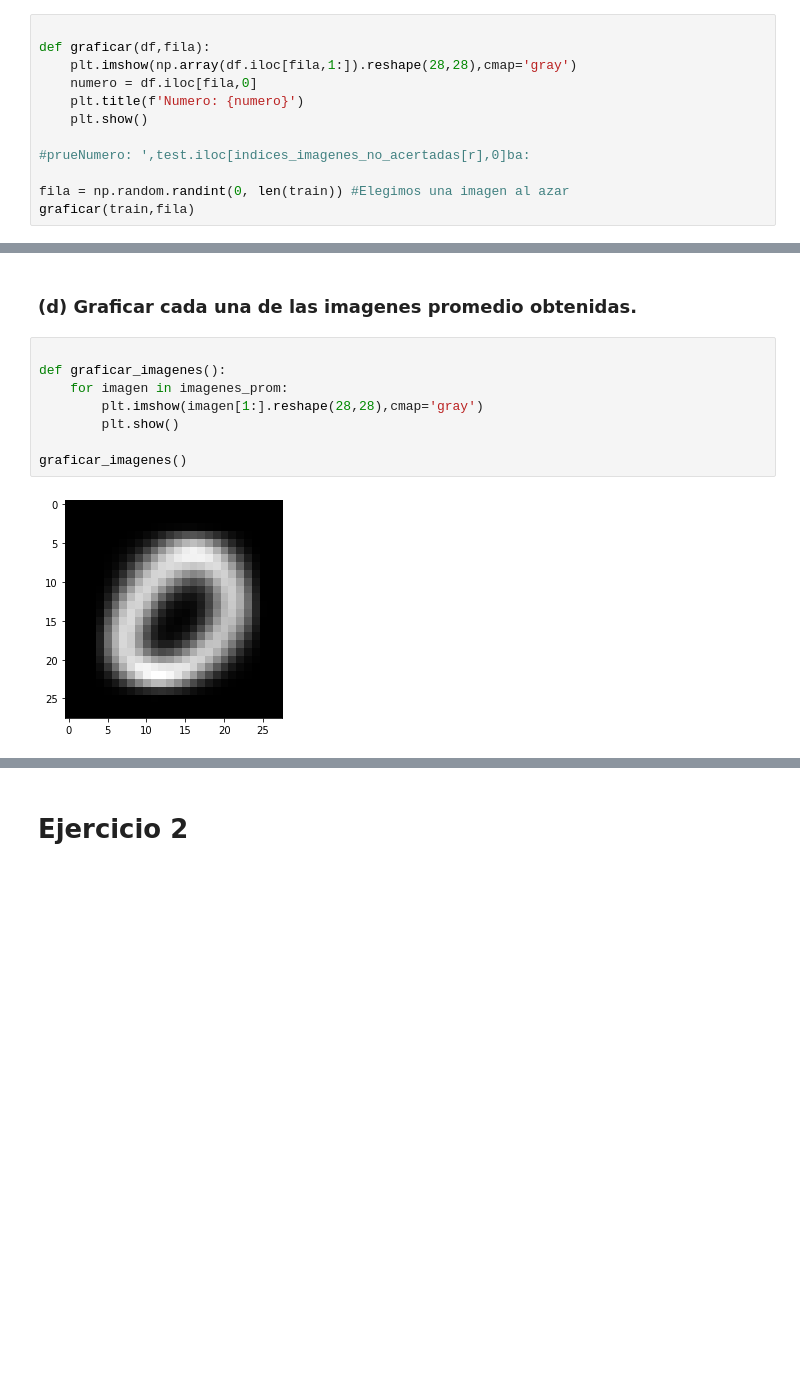
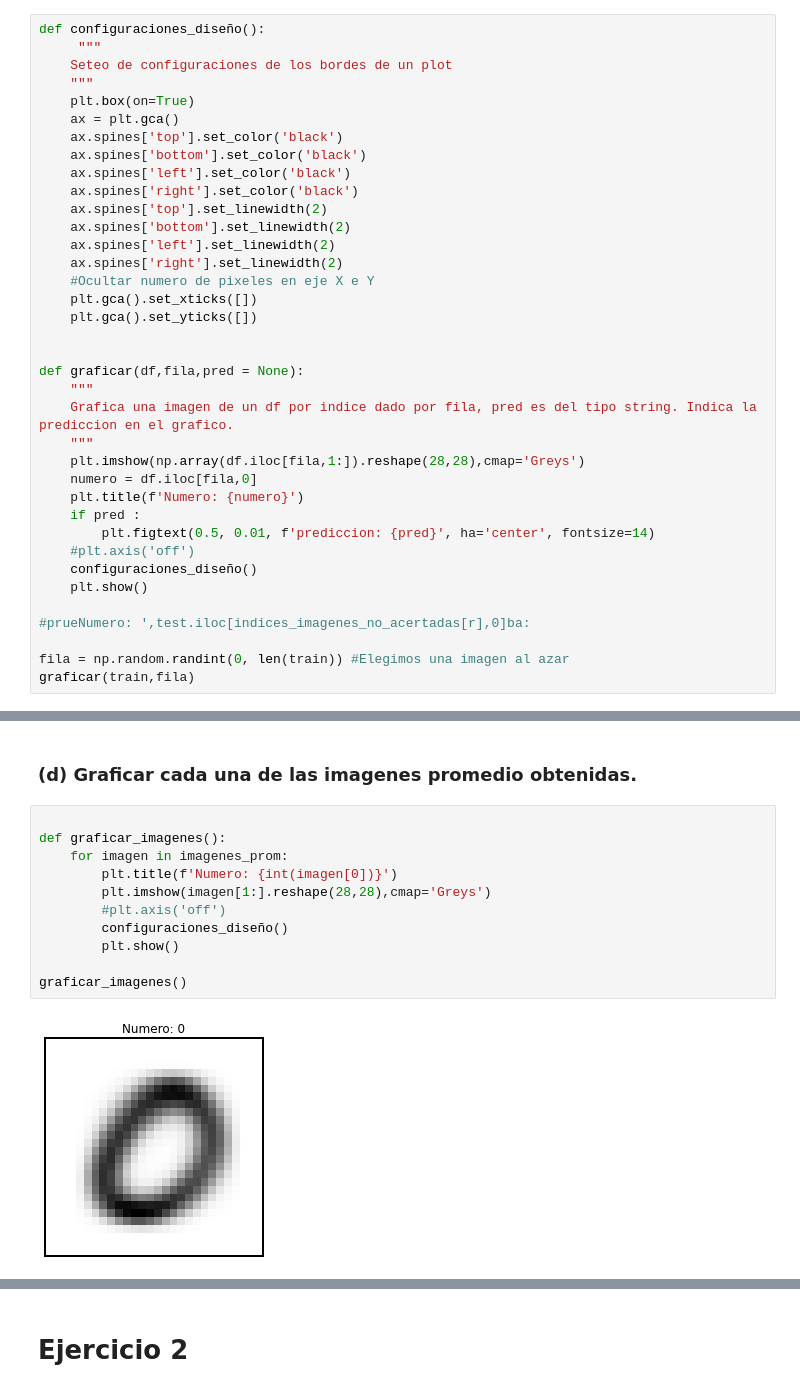
Before and after one commit to sanchez-17/TP2-AlgebraLinealComputacional-UBA-Exactas, a Jupyter notebook: Tp2.ipynb, the cells around one changed output, grey strips where cells are left out. Cells and saved outputs as stored; diff of their text form; blank space fills up the shorter version.

```diff
--- a/Tp2.ipynb
+++ b/Tp2.ipynb
@@ -29,11 +17,36 @@ train.head()
 
 ### (a) Realizar una funcion en python que dado los datos de las imagenes de entrenamiento y una fila, grafique la imagen guardada en esa fila y en el tıtulo del grafico se indique a que numero corresponde, es decir su clasificacion. Usar la funcion imshow() de pyplot.
 # %%
+def configuraciones_diseño():
+     """
+    Seteo de configuraciones de los bordes de un plot
+    """
+    plt.box(on=True)
+    ax = plt.gca()
+    ax.spines['top'].set_color('black')
+    ax.spines['bottom'].set_color('black')
+    ax.spines['left'].set_color('black')
+    ax.spines['right'].set_color('black')
+    ax.spines['top'].set_linewidth(2)
+    ax.spines['bottom'].set_linewidth(2)
+    ax.spines['left'].set_linewidth(2)
+    ax.spines['right'].set_linewidth(2)
+    #Ocultar numero de pixeles en eje X e Y
+    plt.gca().set_xticks([])
+    plt.gca().set_yticks([])
 
-def graficar(df,fila):
-    plt.imshow(np.array(df.iloc[fila,1:]).reshape(28,28),cmap='gray')
+
+def graficar(df,fila,pred = None):
+    """
+    Grafica una imagen de un df por indice dado por fila, pred es del tipo string. Indica la prediccion en el grafico.
+    """
+    plt.imshow(np.array(df.iloc[fila,1:]).reshape(28,28),cmap='Greys')
     numero = df.iloc[fila,0]
     plt.title(f'Numero: {numero}')
+    if pred :
+        plt.figtext(0.5, 0.01, f'prediccion: {pred}', ha='center', fontsize=14)
+    #plt.axis('off')
+    configuraciones_diseño()
     plt.show()
 
 #prueNumero: ',test.iloc[indices_imagenes_no_acertadas[r],0]ba:
@@ -119,10 +107,13 @@ NameError: name 'imagenes' is not defined
 # %%
 
 def graficar_imagenes():
     for imagen in imagenes_prom:
-        plt.imshow(imagen[1:].reshape(28,28),cmap='gray')
+        plt.title(f'Numero: {int(imagen[0])}')
+        plt.imshow(imagen[1:].reshape(28,28),cmap='Greys')
+        #plt.axis('off')
+        configuraciones_diseño()
         plt.show()
 
 graficar_imagenes()
 # %% [output]
-[figure, old version]
+[figure, new version]
```
Also changed, not shown: parts of 33 cells of this notebook, 2 other files.
